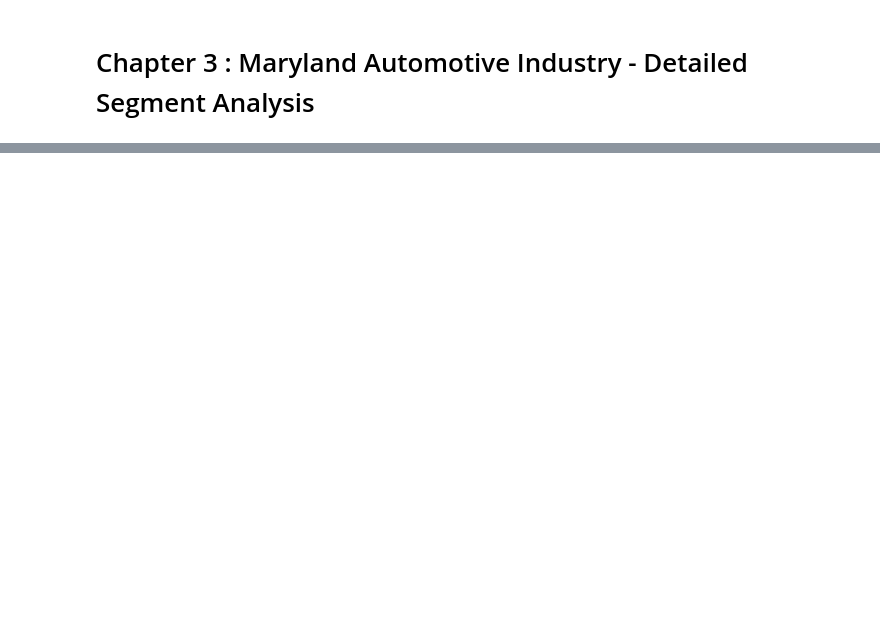
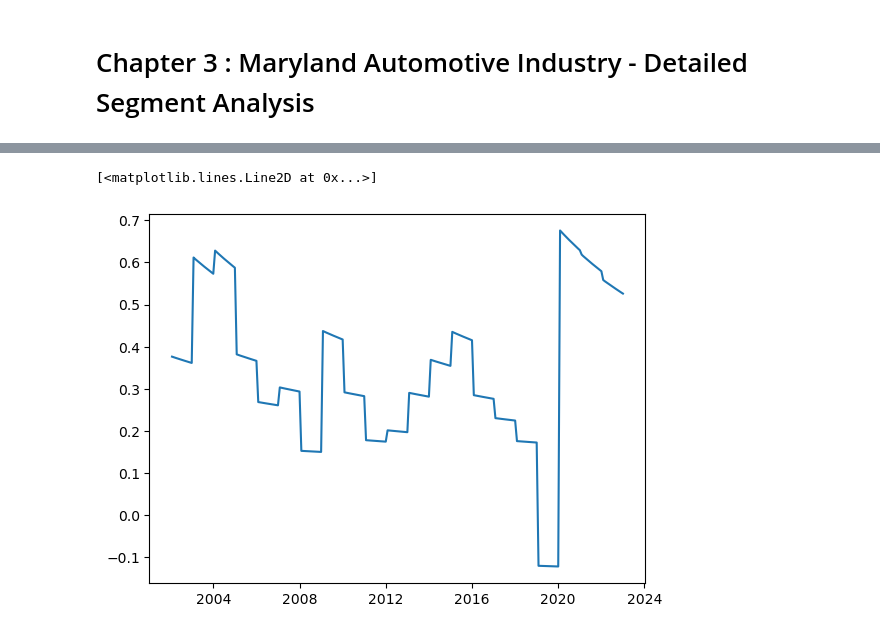
Before and after one commit to bennicholson2/Maryland-Automotive-Industry, a Jupyter notebook: analysis_chapters/03_macro_economics.ipynb, the cells around one changed output, grey strips where cells are left out. Cells and saved outputs as stored; diff of their text form; code cells hidden in the pictures; blank space fills up the shorter version.

```diff
--- a/analysis_chapters/03_macro_economics.ipynb
+++ b/analysis_chapters/03_macro_economics.ipynb
@@ -27,5 +92,0 @@ data = pd.read_csv('/Users/ben_nicholson/Visual_Code_Projects/Personal_Projects/
-# %%
-# load in economic data
-economic_data = pd.read_csv('/Users/ben_nicholson/Visual_Code_Projects/Personal_Projects/Maryland Automotive Industry/preprocessed_datasets/combined_data/economic_data.csv')
-economic_data.rename(columns={'Unnamed: 0':'date'},inplace=True)
-economic_data
@@ -69,0 +167,6 @@ combined_data.corr()[combined_data.corr()>0.70]
+# %%
+economic_data.index = pd.to_datetime(economic_data.index)
+plt.plot(economic_data.index, economic_data['gdp_growth'])
+# %% [output]
+[<matplotlib.lines.Line2D at 0x...>]
+[figure, added]
```
Also changed, not shown: parts of 29 cells of this notebook, 9 other files.
